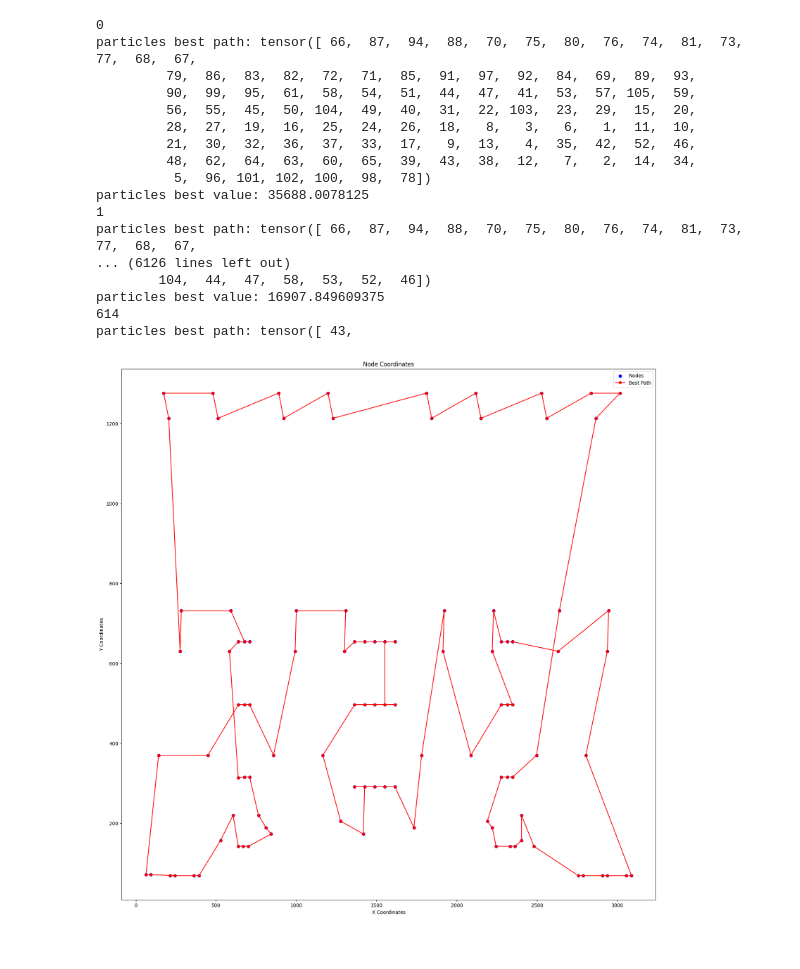
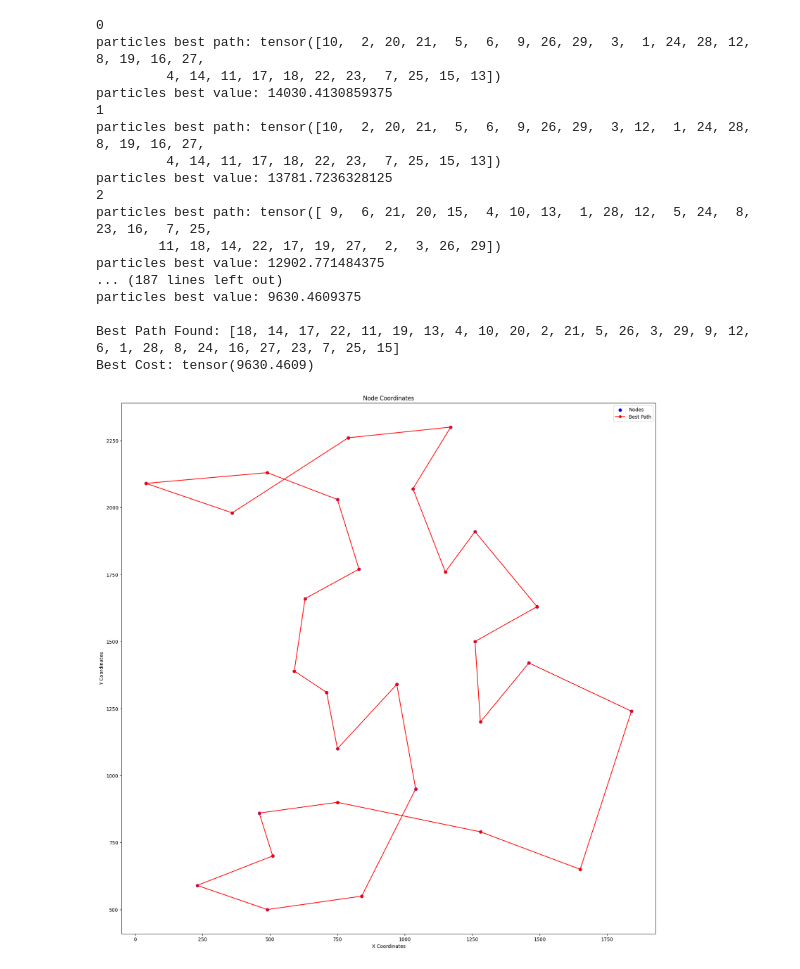
Before and after one commit to arjy143/Solving-TSP-using-particle-swarm-optimisation, a Jupyter notebook: ulysses22_notebook.ipynb, the cells around one changed output. Cells and saved outputs as stored; diff of their text form; code cells hidden in the pictures.

```diff
--- a/ulysses22_notebook.ipynb
+++ b/ulysses22_notebook.ipynb
@@ -34,7 +34,7 @@ class TspParser:
                 y = float(stringData[2])
                 self.nodeCoordinates[nodeId] = (x, y)
 
-            if "NODE_COORD_SECTION" in line:
+            if "NODE_COORD_SECTION" in line or "DISPLAY_DATA_SECTION" in line:
                 isCoordinateSection = True
 
         self.coordinatesTensor = torch.tensor(list(self.nodeCoordinates.values()), dtype=torch.float32)
@@ -51,7 +51,7 @@ def compute_distance_matrix(coordinatesTensor):
 # %%
 #works: berlin52, burma14
 #nearly works: lin105 after 1000 iterations
-response = requests.get("https://raw.githubusercontent.com/mastqe/tsplib/refs/heads/master/lin105.tsp")
+response = requests.get("https://raw.githubusercontent.com/mastqe/tsplib/refs/heads/master/bays29.tsp")
 ulysses22 = TspParser(response.text)
 distance_matrix = compute_distance_matrix(ulysses22.coordinatesTensor)
 # %%
@@ -233,40 +233,40 @@ class ParticleSwarmOptimiser:
 # %%
 
 particleCount = 50
-maxIterations = 1000
+maxIterations = 50
 inertia = 0.8
 c1 = 1.5
 c2 = 1.5
 pso = ParticleSwarmOptimiser(
     nodeCount=ulysses22.dimension,
     particleCount=particleCount,
     inertia=inertia,
     particleCognition=c1,
     socialInfluence=c2
 )
 
 pso.optimise(distance_matrix, maxIterations)
 best_path, best_cost = pso.getBestSolution()
 
 print("\nBest Path Found:", best_path.tolist())
 print("Best Cost:", best_cost)
 plotBestPath(ulysses22.nodeCoordinates, distance_matrix, best_path)
 # %% [output]
 0
-particles best path: tensor([ 66,  87,  94,  88,  70,  75,  80,  76,  74,  81,  73,  77,  68,  67,
-         79,  86,  83,  82,  72,  71,  85,  91,  97,  92,  84,  69,  89,  93,
-         90,  99,  95,  61,  58,  54,  51,  44,  47,  41,  53,  57, 105,  59,
-         56,  55,  45,  50, 104,  49,  40,  31,  22, 103,  23,  29,  15,  20,
-         28,  27,  19,  16,  25,  24,  26,  18,   8,   3,   6,   1,  11,  10,
-         21,  30,  32,  36,  37,  33,  17,   9,  13,   4,  35,  42,  52,  46,
-         48,  62,  64,  63,  60,  65,  39,  43,  38,  12,   7,   2,  14,  34,
-          5,  96, 101, 102, 100,  98,  78])
-particles best value: 35688.0078125
+particles best path: tensor([10,  2, 20, 21,  5,  6,  9, 26, 29,  3,  1, 24, 28, 12,  8, 19, 16, 27,
+         4, 14, 11, 17, 18, 22, 23,  7, 25, 15, 13])
+particles best value: 14030.4130859375
 1
-particles best path: tensor([ 66,  87,  94,  88,  70,  75,  80,  76,  74,  81,  73,  77,  68,  67,
-... (6126 lines left out)
-        104,  44,  47,  58,  53,  52,  46])
-particles best value: 16907.849609375
-614
-particles best path: tensor([ 43,
+particles best path: tensor([10,  2, 20, 21,  5,  6,  9, 26, 29,  3, 12,  1, 24, 28,  8, 19, 16, 27,
+         4, 14, 11, 17, 18, 22, 23,  7, 25, 15, 13])
+particles best value: 13781.7236328125
+2
+particles best path: tensor([ 9,  6, 21, 20, 15,  4, 10, 13,  1, 28, 12,  5, 24,  8, 23, 16,  7, 25,
+        11, 18, 14, 22, 17, 19, 27,  2,  3, 26, 29])
+particles best value: 12902.771484375
+... (187 lines left out)
+particles best value: 9630.4609375
+
+Best Path Found: [18, 14, 17, 22, 11, 19, 13, 4, 10, 20, 2, 21, 5, 26, 3, 29, 9, 12, 6, 1, 28, 8, 24, 16, 27, 23, 7, 25, 15]
+Best Cost: tensor(9630.4609)
-[figure, old version]
+[figure, new version]
```
Also changed, not shown: 1 other file.
